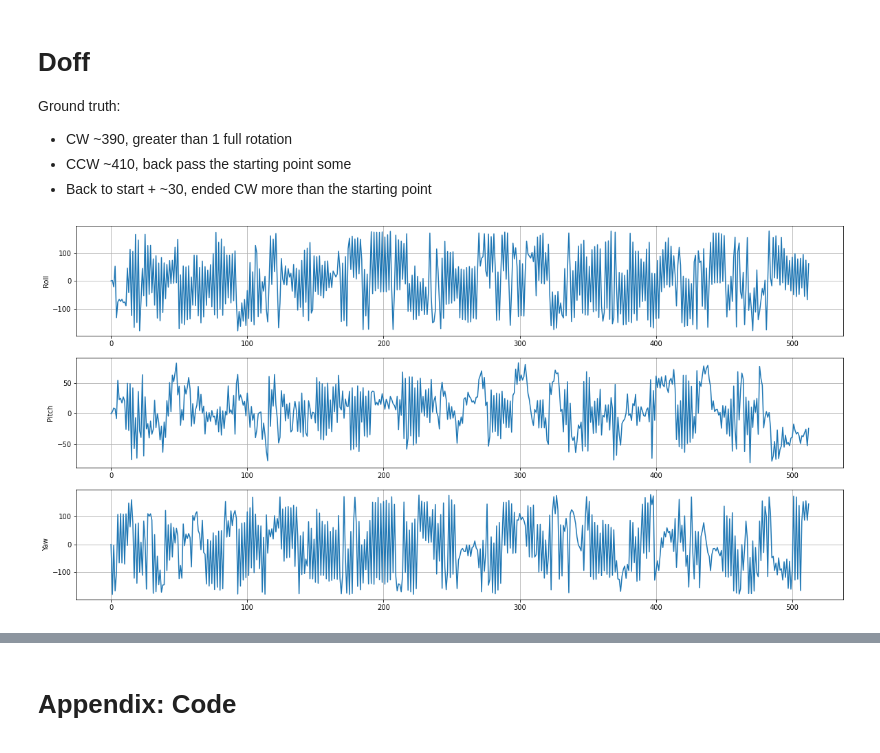
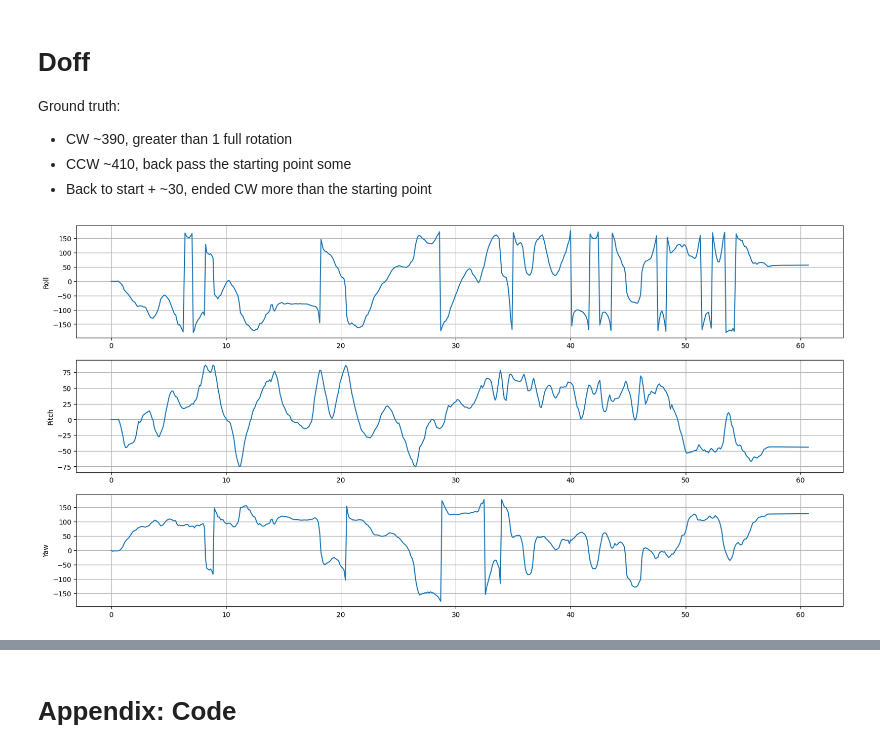
Before and after one commit to the-guild-of-calamitous-intent/ins_nav, a Jupyter notebook: docs/jupyter/madgwick.ipynb, the cells around one changed output, grey strips where cells are left out. Saved outputs shown, nothing was run; the diff lists cells and outputs as text; code cells hidden in the pictures.

```diff
--- a/docs/jupyter/madgwick.ipynb
+++ b/docs/jupyter/madgwick.ipynb
@@ -133,10 +133,11 @@ from math import degrees as rad2deg
 filename = "data-mag-2022-07-10.pkl"
 datainfo = from_pickle(filename)
 data = np.array(datainfo["data"])
+print(f">> Found {len(data[:,0])} data points, data is: {data.shape}")
 
 accel = data[:,0:3]
-gyro = data[:,3:6]
+gyro = data[:,3:6] #* np.pi/180
 mag = data[:,6:9]
-stamp = data[:,-1]
+stamp = (data[:,-1] - data[0,-1]) / 1E6
 # %% [output]
 >> Loaded data from data-mag-2022-07-10.pkl
@@ -174,8 +184,8 @@ Ground truth:
 e = {"roll":[], "pitch":[],"yaw":[],"time":[]}
 
 start = stamp[0]
-last = stamp[0]-0.1 # starting time stamp
-tt = 0               # Test time
+last = stamp[0] # starting time stamp
+# tt = 0               # Test time
 
 Z = sqrt(3/4)*.0
 B = sqrt(3/4)*.0 # gyro measurement error rad/s
@@ -186,7 +196,7 @@ wes = []
 for a, g, m, ts in zip(accel, gyro, mag, stamp):
     dt = ts - last # calculate time step
 
-    q = filt.update(a,g*np.pi/180,m,dt)  # get orientation
+    q = filt.update(a,g,m,dt)  # get orientation
     wes.append(filt.wb) # save gyro bias est for plotting
     r,p,y = q.to_euler(degrees=True)  # convert to euler
     # r,p,y = euler(q) # madgwick's appears wrong!
@@ -199,11 +209,11 @@ for a, g, m, ts in zip(accel, gyro, mag, stamp):
 # %%
 plt.figure(figsize=(20,10))
 
 plt.subplot(311)
-plt.plot(e["roll"]); plt.ylabel("Roll"); plt.grid(True)
+plt.plot(stamp,e["roll"]); plt.ylabel("Roll"); plt.grid(True)
 plt.subplot(312)
-plt.plot(e["pitch"]); plt.ylabel("Pitch"); plt.grid(True)
+plt.plot(stamp,e["pitch"]); plt.ylabel("Pitch"); plt.grid(True)
 plt.subplot(313)
-plt.plot(e["yaw"]); plt.ylabel("Yaw"); plt.grid(True)
+plt.plot(stamp,e["yaw"]); plt.ylabel("Yaw"); plt.grid(True)
 # %% [output]
-[figure, old version]
+[figure, new version]
```
Also changed, not shown: parts of 5 cells of this notebook, 2 other files.
